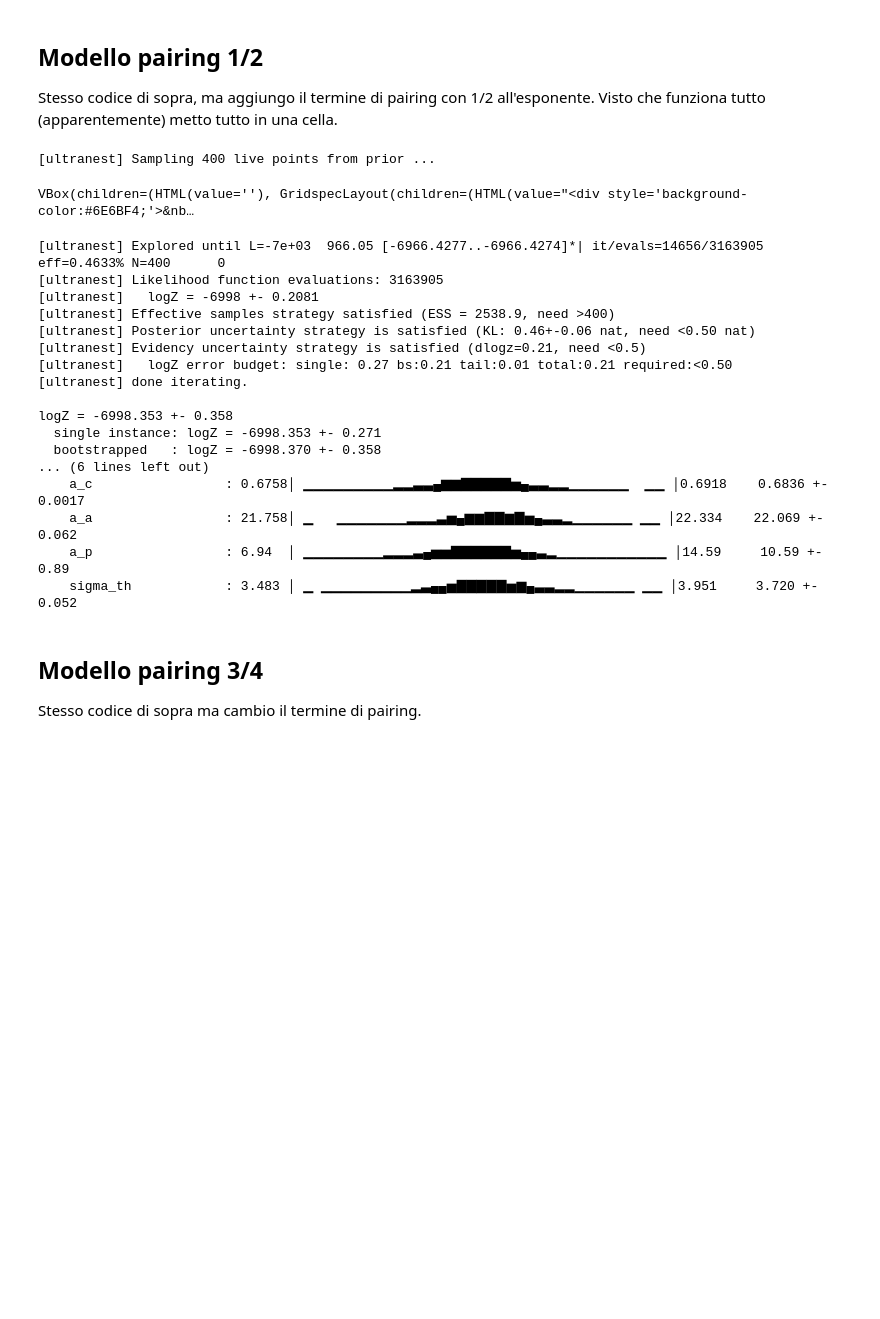
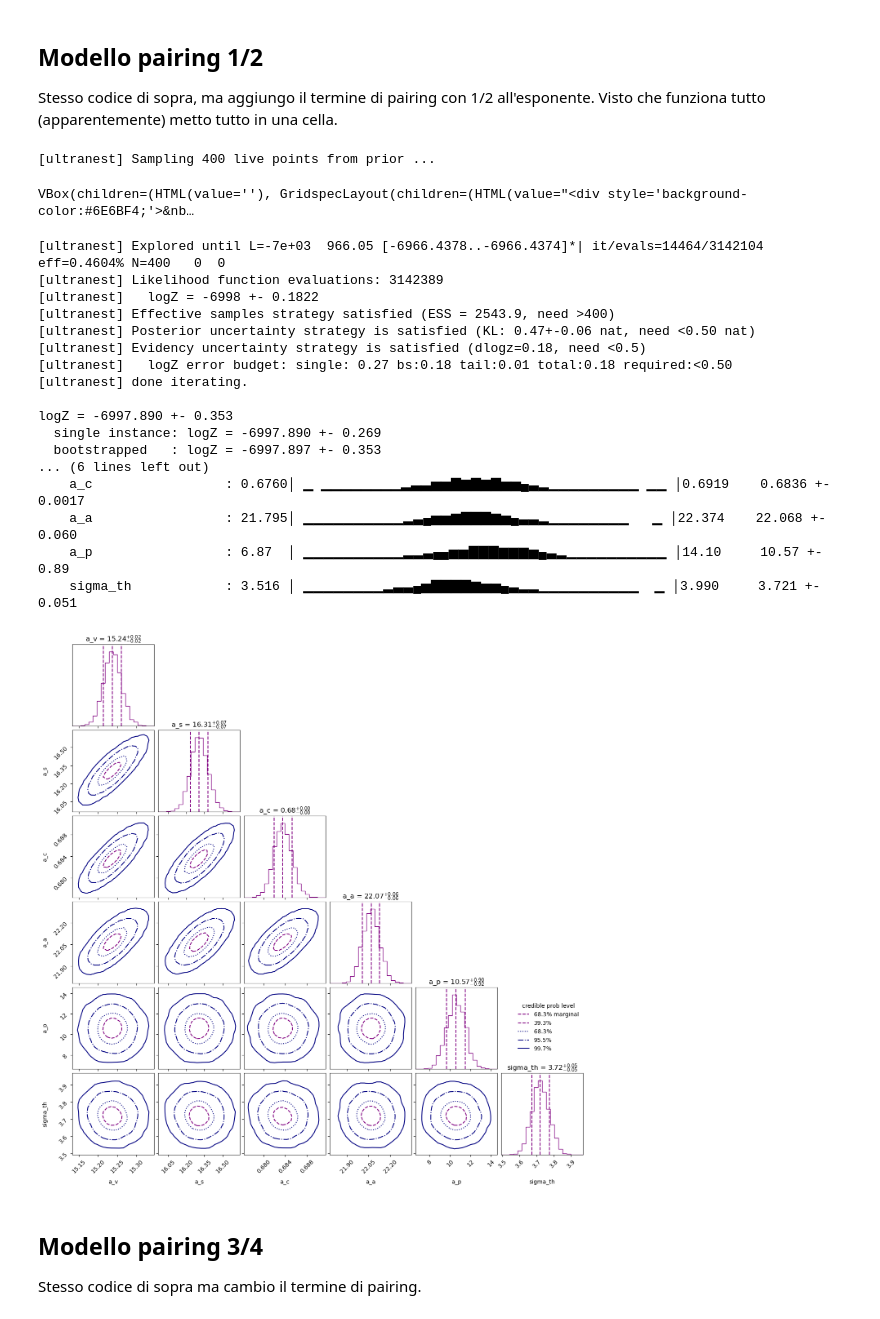
Before and after one commit to M4tt3o7r10l0/LMD_Goccia, a Jupyter notebook: Analisi_goccia.ipynb, the cells around one changed output. Drawn from its saved outputs; the diff is of its cells as text; code cells hidden in the pictures; blank space fills up the shorter version.

```diff
--- a/Analisi_goccia.ipynb
+++ b/Analisi_goccia.ipynb
@@ -175,7 +193,7 @@ E_bind_arr = df["Binding Energy (MeV)"].values
 E_std_arr = df["Binding Energy std (MeV)"].values
 
 # Definisco il modello con il termine di pairing
-def model_pairing(N, Z, A, a_v, a_s, a_c, a_a, a_p):
+def model_pairing_1_2(N, Z, A, a_v, a_s, a_c, a_a, a_p):
     # Modello base
     base = a_v*A - a_s*A**(2/3) - a_c*Z*(Z-1)/A**(1/3) - a_a*(N-Z)**2/A
 
@@ -196,7 +214,7 @@ def model_pairing(N, Z, A, a_v, a_s, a_c, a_a, a_p):
     return base + pairing_term
 
 # Definisco i prior (5 sperimentali e 1 teorico)
-def prior_transform_pairing(cube):
+def prior_transform_pairing_1_2(cube):
     params = np.zeros_like(cube)
 
     # a_v
@@ -232,57 +250,61 @@ def prior_transform_pairing(cube):
     return params
 
 # Definisco la likelihood con il termine di pairing
-def likelihood_pairing(params):
+def likelihood_pairing_1_2(params):
     a_v, a_s, a_c, a_a, a_p, sigma_th = params
 
     # Calcolo il modello con il termine di pairing
-    model = model_pairing(N_arr, Z_arr, A_arr, a_v, a_s, a_c, a_a, a_p)
+    model = model_pairing_1_2(N_arr, Z_arr, A_arr, a_v, a_s, a_c, a_a, a_p)
 
     # Varianza totale
     total_variance = E_std_arr**2 + sigma_th**2
 
     # Calcolo residui quadratici e log-likelihood
     residual_sq = (E_bind_arr - model)**2 / total_variance
     log_norm = np.sum(np.log(2 * np.pi * total_variance))
 
     return -0.5 * (np.sum(residual_sq) + log_norm)
 
 # Avvio di ultranest
-params_pairing = ["a_v", "a_s", "a_c", "a_a", "a_p", "sigma_th"]
+params_pairing_1_2 = ["a_v", "a_s", "a_c", "a_a", "a_p", "sigma_th"]
 
-sampler_pairing = ultranest.ReactiveNestedSampler(
-    params_pairing, likelihood_pairing, prior_transform_pairing
+sampler_pairing_1_2 = ultranest.ReactiveNestedSampler(
+    params_pairing_1_2, likelihood_pairing_1_2, prior_transform_pairing_1_2
 )
 
 # Ora ho 6 parametri, quindi come al solito nsteps = 60 (10 * numero parametri)
-sampler_pairing.stepsampler = ultranest.stepsampler.SliceSampler(
+sampler_pairing_1_2.stepsampler = ultranest.stepsampler.SliceSampler(
     nsteps=60,
     generate_direction=ultranest.stepsampler.generate_mixture_random_direction,
 )
 
 # Campionamento e output risultati
-result_pairing = sampler_pairing.run()
-sampler_pairing.print_results()
+result_pairing_1_2 = sampler_pairing_1_2.run()
+sampler_pairing_1_2.print_results()
+
+cornerplot(result_pairing_1_2, smooth=True)
+plt.show()
 # %% [output]
 [ultranest] Sampling 400 live points from prior ...
 VBox(children=(HTML(value=''), GridspecLayout(children=(HTML(value="<div style='background-color:#6E6BF4;'>&nb…
-[ultranest] Explored until L=-7e+03  966.05 [-6966.4277..-6966.4274]*| it/evals=14656/3163905 eff=0.4633% N=400      0
-[ultranest] Likelihood function evaluations: 3163905
-[ultranest]   logZ = -6998 +- 0.2081
-[ultranest] Effective samples strategy satisfied (ESS = 2538.9, need >400)
-[ultranest] Posterior uncertainty strategy is satisfied (KL: 0.46+-0.06 nat, need <0.50 nat)
-[ultranest] Evidency uncertainty strategy is satisfied (dlogz=0.21, need <0.5)
-[ultranest]   logZ error budget: single: 0.27 bs:0.21 tail:0.01 total:0.21 required:<0.50
+[ultranest] Explored until L=-7e+03  966.05 [-6966.4378..-6966.4374]*| it/evals=14464/3142104 eff=0.4604% N=400   0  0
+[ultranest] Likelihood function evaluations: 3142389
+[ultranest]   logZ = -6998 +- 0.1822
+[ultranest] Effective samples strategy satisfied (ESS = 2543.9, need >400)
+[ultranest] Posterior uncertainty strategy is satisfied (KL: 0.47+-0.06 nat, need <0.50 nat)
+[ultranest] Evidency uncertainty strategy is satisfied (dlogz=0.18, need <0.5)
+[ultranest]   logZ error budget: single: 0.27 bs:0.18 tail:0.01 total:0.18 required:<0.50
 [ultranest] done iterating.
 
-logZ = -6998.353 +- 0.358
-  single instance: logZ = -6998.353 +- 0.271
-  bootstrapped   : logZ = -6998.370 +- 0.358
+logZ = -6997.890 +- 0.353
+  single instance: logZ = -6997.890 +- 0.269
+  bootstrapped   : logZ = -6997.897 +- 0.353
 ... (6 lines left out)
-    a_c                 : 0.6758│ ▁▁▁▁▁▁▁▁▁▂▂▃▃▄▆▆▇▇▇▇▇▅▄▃▃▂▂▁▁▁▁▁▁  ▁▁ │0.6918    0.6836 +- 0.0017
-    a_a                 : 21.758│ ▁   ▁▁▁▁▁▁▁▂▂▂▃▅▄▆▆▇▇▆▇▅▄▃▃▂▁▁▁▁▁▁ ▁▁ │22.334    22.069 +- 0.062
-    a_p                 : 6.94  │ ▁▁▁▁▁▁▁▁▂▂▂▃▄▅▅▇▇▇▇▇▇▅▄▄▃▂▁▁▁▁▁▁▁▁▁▁▁ │14.59     10.59 +- 0.89
-    sigma_th            : 3.483 │ ▁ ▁▁▁▁▁▁▁▁▁▂▃▄▄▅▇▇▇▇▇▅▆▄▃▃▂▂▁▁▁▁▁▁ ▁▁ │3.951     3.720 +- 0.052
+    a_c                 : 0.6760│ ▁ ▁▁▁▁▁▁▁▁▂▃▃▅▅▇▆▇▆▇▅▅▄▃▂▁▁▁▁▁▁▁▁▁ ▁▁ │0.6919    0.6836 +- 0.0017
+    a_a                 : 21.795│ ▁▁▁▁▁▁▁▁▁▁▂▃▄▅▅▆▇▇▇▆▅▄▃▃▂▁▁▁▁▁▁▁▁   ▁ │22.374    22.068 +- 0.060
+    a_p                 : 6.87  │ ▁▁▁▁▁▁▁▁▁▁▂▂▃▄▄▅▅▇▇▇▆▆▆▅▄▃▂▁▁▁▁▁▁▁▁▁▁ │14.10     10.57 +- 0.89
+    sigma_th            : 3.516 │ ▁▁▁▁▁▁▁▁▂▃▃▄▅▇▇▇▇▆▅▅▄▃▂▂▁▁▁▁▁▁▁▁▁▁  ▁ │3.990     3.721 +- 0.051
+[figure, added]
 # %% [markdown]
 ## Modello pairing 3/4
 Stesso codice di sopra ma cambio il termine di pairing.
```
Also changed, not shown: parts of 13 cells of this notebook.
